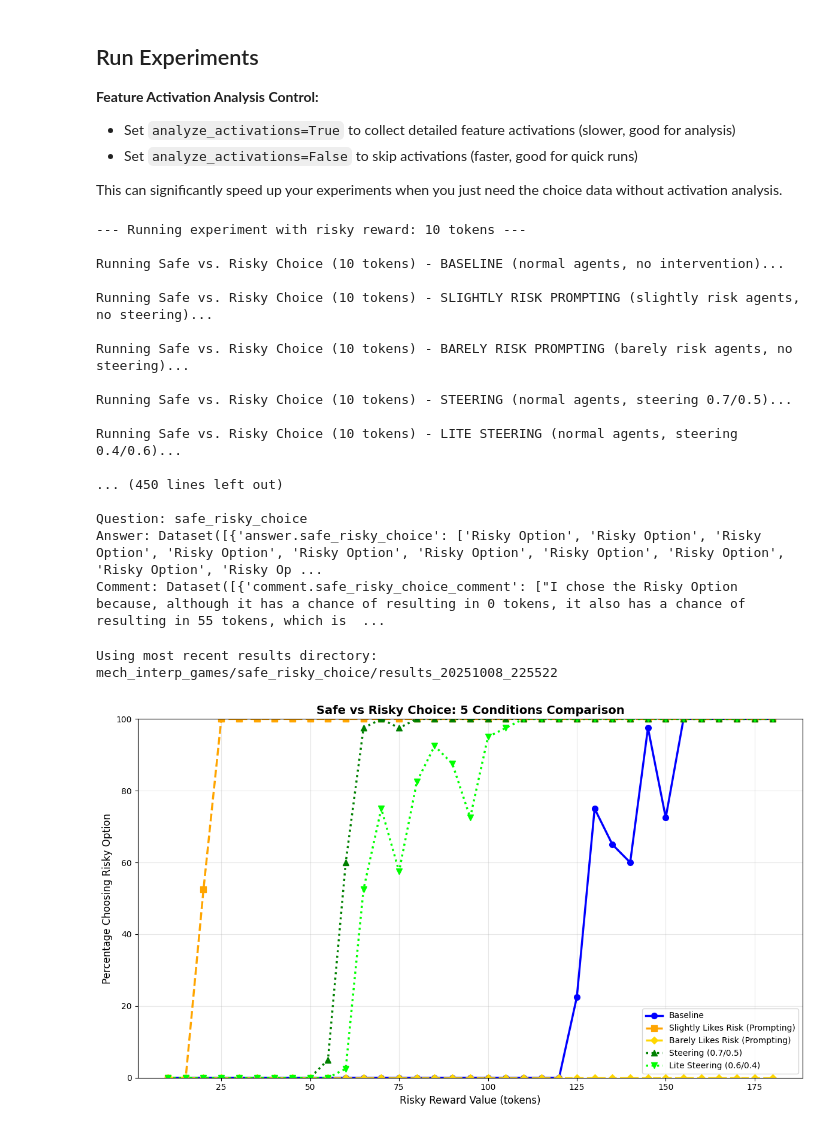
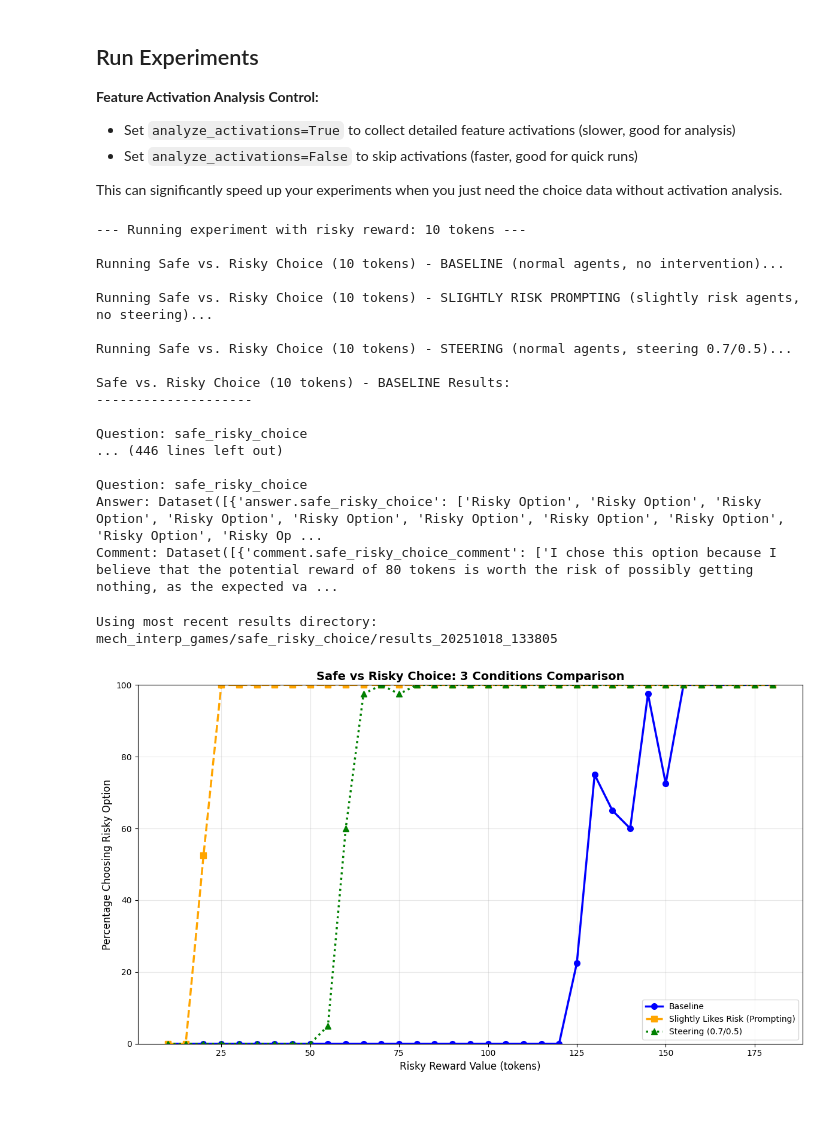
Before and after one commit to arulmabr/edsl, a Jupyter notebook: safe_risky_choice.ipynb, the cells around one changed output. Saved outputs shown, nothing was run; the diff lists cells and outputs as text; code cells hidden in the pictures.

```diff
--- a/safe_risky_choice.ipynb
+++ b/safe_risky_choice.ipynb
@@ -547,9 +492,8 @@ This can significantly speed up your experiments when you just need the choice d
 results_summary = run_reward_experiments(
     dummy_agents,
     slightly_risk_agents,
-    barely_risk_agents,
     model,
-    analyze_activations=False  # Toggle this: True to collect activations, False to skip
+    analyze_activations=True  # Toggle this: True to collect activations, False to skip
 )
 # %% [output]
 --- Running experiment with risky reward: 10 tokens ---
@@ -558,17 +502,17 @@ Running Safe vs. Risky Choice (10 tokens) - BASELINE (normal agents, no interven
 
 Running Safe vs. Risky Choice (10 tokens) - SLIGHTLY RISK PROMPTING (slightly risk agents, no steering)...
 
-Running Safe vs. Risky Choice (10 tokens) - BARELY RISK PROMPTING (barely risk agents, no steering)...
-
 Running Safe vs. Risky Choice (10 tokens) - STEERING (normal agents, steering 0.7/0.5)...
 
-Running Safe vs. Risky Choice (10 tokens) - LITE STEERING (normal agents, steering 0.4/0.6)...
+Safe vs. Risky Choice (10 tokens) - BASELINE Results:
+--------------------
 
-... (450 lines left out)
+Question: safe_risky_choice
+... (446 lines left out)
 
 Question: safe_risky_choice
 Answer: Dataset([{'answer.safe_risky_choice': ['Risky Option', 'Risky Option', 'Risky Option', 'Risky Option', 'Risky Option', 'Risky Option', 'Risky Option', 'Risky Option', 'Risky Option', 'Risky Op ...
-Comment: Dataset([{'comment.safe_risky_choice_comment': ["I chose the Risky Option because, although it has a chance of resulting in 0 tokens, it also has a chance of resulting in 55 tokens, which is  ...
+Comment: Dataset([{'comment.safe_risky_choice_comment': ['I chose this option because I believe that the potential reward of 80 tokens is worth the risk of possibly getting nothing, as the expected va ...
 # %%
 import os
 import pandas as pd
@@ -596,12 +540,10 @@ def plot_safe_risky_choices(directory=None):
     # Identify all relevant files
     files = sorted([f for f in os.listdir(directory) if f.startswith("safe_risky_") and f.endswith(".csv")])
 
-    # Data storage for five conditions
+    # Data storage for three conditions
     baseline_data = {}
     slightly_prompting_data = {}
-    barely_prompting_data = {}
     steering_data = {}
-    lite_steering_data = {}
 
     # Process each file
     for file in files:
@@ -621,59 +563,45 @@ def plot_safe_risky_choices(directory=None):
             baseline_data[iteration] = risky_percentage
         elif "slightly_prompting" in file:
             slightly_prompting_data[iteration] = risky_percentage
-        elif "barely_prompting" in file:
-            barely_prompting_data[iteration] = risky_percentage
-        elif "lite_steering" in file:
-            lite_steering_data[iteration] = risky_percentage
         elif "steering" in file:
             steering_data[iteration] = risky_percentage
 
     # Sort by iteration number
     baseline_data = dict(sorted(baseline_data.items()))
     slightly_prompting_data = dict(sorted(slightly_prompting_data.items()))
-    barely_prompting_data = dict(sorted(barely_prompting_data.items()))
     steering_data = dict(sorted(steering_data.items()))
-    lite_steering_data = dict(sorted(lite_steering_data.items()))
 
     # Create simple plot
     plt.figure(figsize=(12, 7))
 
-    # Plot the five conditions
+    # Plot the three conditions
     plt.plot(baseline_data.keys(), baseline_data.values(),
              marker="o", linestyle="-", linewidth=2.5, markersize=7,
              label="Baseline", color='blue')
 
     plt.plot(slightly_prompting_data.keys(), slightly_prompting_data.values(),
              marker="s", linestyle="--", linewidth=2.5, markersize=7,
              label="Slightly Likes Risk (Prompting)", color='orange')
 
-    plt.plot(barely_prompting_data.keys(), barely_prompting_data.values(),
-             marker="D", linestyle="--", linewidth=2.5, markersize=6,
-             label="Barely Likes Risk (Prompting)", color='gold')
-
     plt.plot(steering_data.keys(), steering_data.values(),
              marker="^", linestyle=":", linewidth=2.5, markersize=7,
              label="Steering (0.7/0.5)", color='green')
 
-    plt.plot(lite_steering_data.keys(), lite_steering_data.values(),
-             marker="v", linestyle=":", linewidth=2.5, markersize=7,
-             label="Lite Steering (0.6/0.4)", color='lime')
-
     plt.xlabel("Risky Reward Value (tokens)", fontsize=12)
     plt.ylabel("Percentage Choosing Risky Option", fontsize=12)
-    plt.title("Safe vs Risky Choice: 5 Conditions Comparison", fontsize=14, fontweight='bold')
+    plt.title("Safe vs Risky Choice: 3 Conditions Comparison", fontsize=14, fontweight='bold')
     plt.legend(fontsize=10, loc='best')
     plt.grid(True, alpha=0.3)
     plt.ylim(0, 100)
 
     plt.tight_layout()
     plt.show()
 
 # Example usage:
 plot_safe_risky_choices()  # Automatically uses the most recent results directory
 # %% [output]
-Using most recent results directory: mech_interp_games/safe_risky_choice/results_20251008_225522
+Using most recent results directory: mech_interp_games/safe_risky_choice/results_20251018_133805
-[figure, old version]
+[figure, new version]
 # %%
 # Plot the results after running experiments
 plot_safe_risky_choices()  # Automatically uses the most recent results directory
```
Also changed, not shown: parts of 12 cells of this notebook, 2 other files.
